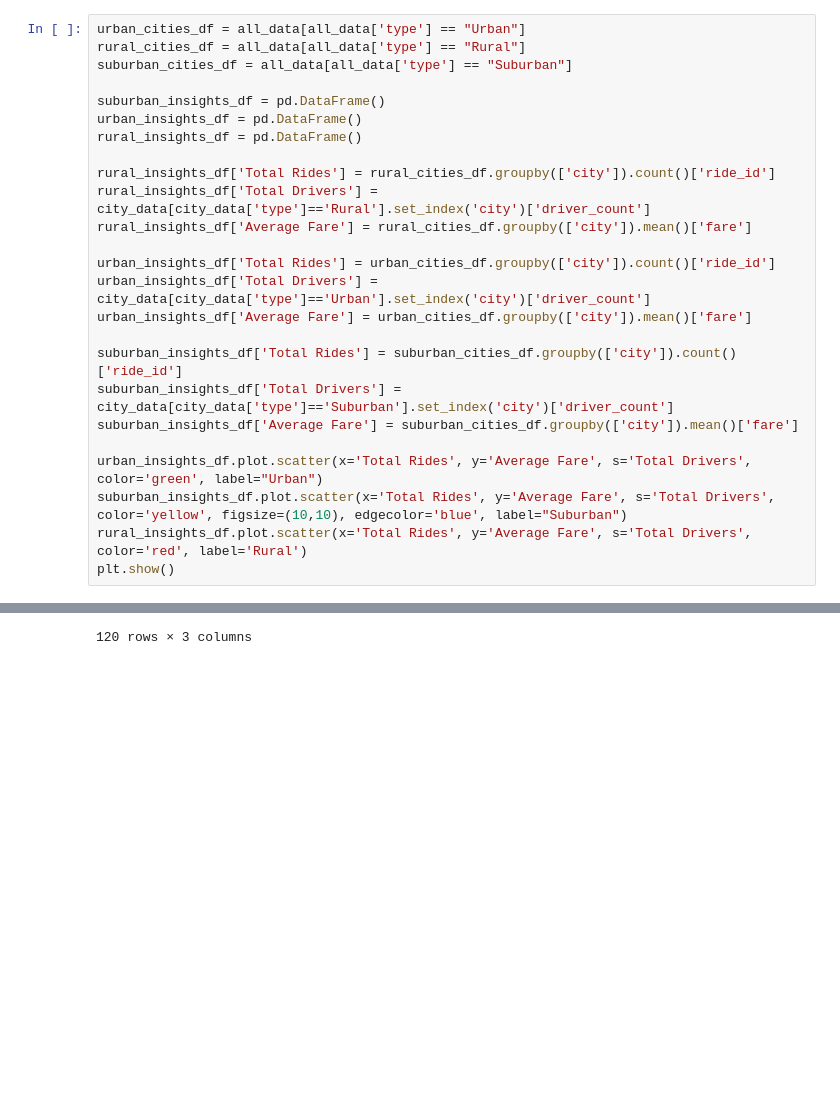
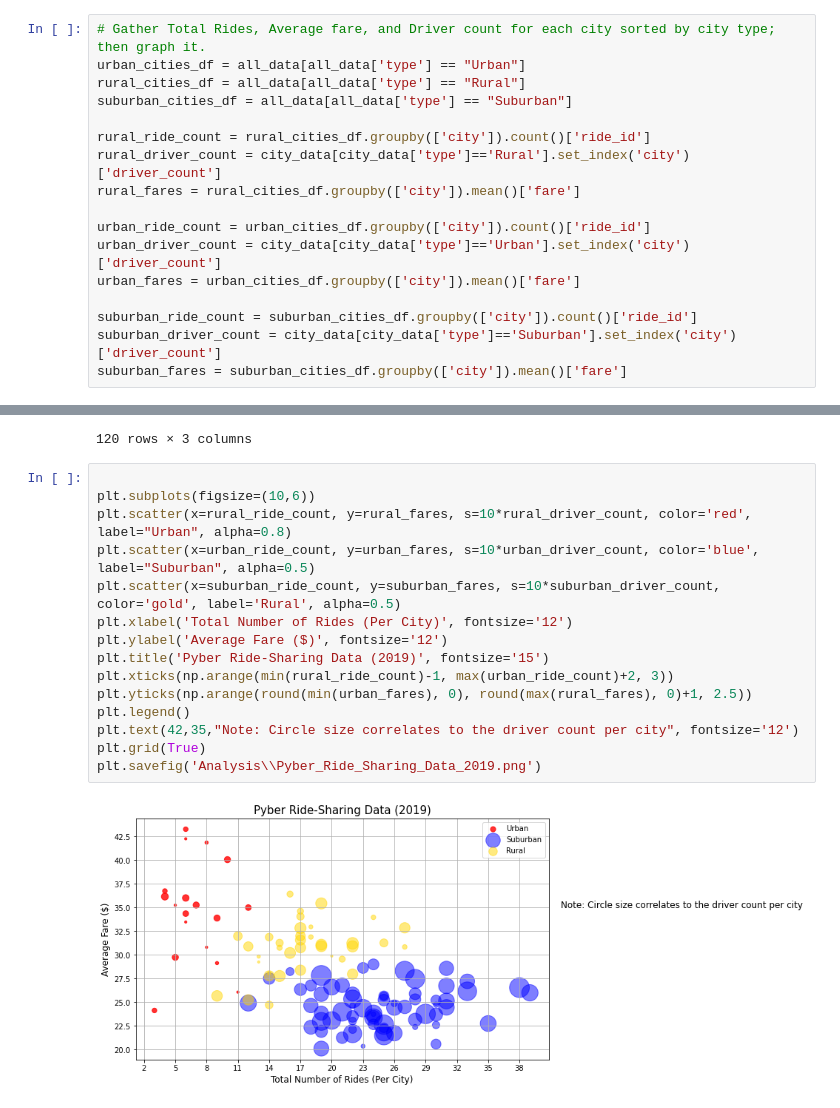
Before and after one commit to Bag0niku/PyBer_Analysis, a Jupyter notebook: Pyber.ipynb, the cells around one changed output, grey strips where cells are left out. Saved outputs shown, nothing was run; the diff lists cells and outputs as text; blank space fills up the shorter version.

```diff
--- a/Pyber.ipynb
+++ b/Pyber.ipynb
@@ -56,27 +60,19 @@ all_data
 | 2374 | West Heather | 2019-05-07 19:22:15 | 44.94 | 4256853490277 | 4 | Rural |
 2375 rows × 6 columns
 # %%
+# Gather Total Rides, Average fare, and Driver count for each city sorted by city type; then graph it.
 urban_cities_df = all_data[all_data['type'] == "Urban"]
 rural_cities_df = all_data[all_data['type'] == "Rural"]
 suburban_cities_df = all_data[all_data['type'] == "Suburban"]
 
-suburban_insights_df = pd.DataFrame()
-urban_insights_df = pd.DataFrame()
-rural_insights_df = pd.DataFrame()
+rural_ride_count = rural_cities_df.groupby(['city']).count()['ride_id']
+rural_driver_count = city_data[city_data['type']=='Rural'].set_index('city')['driver_count']
+rural_fares = rural_cities_df.groupby(['city']).mean()['fare']
 
-rural_insights_df['Total Rides'] = rural_cities_df.groupby(['city']).count()['ride_id']
-rural_insights_df['Total Drivers'] = city_data[city_data['type']=='Rural'].set_index('city')['driver_count']
-rural_insights_df['Average Fare'] = rural_cities_df.groupby(['city']).mean()['fare']
+urban_ride_count = urban_cities_df.groupby(['city']).count()['ride_id']
+urban_driver_count = city_data[city_data['type']=='Urban'].set_index('city')['driver_count']
+urban_fares = urban_cities_df.groupby(['city']).mean()['fare']
 
-urban_insights_df['Total Rides'] = urban_cities_df.groupby(['city']).count()['ride_id']
-urban_insights_df['Total Drivers'] = city_data[city_data['type']=='Urban'].set_index('city')['driver_count']
-urban_insights_df['Average Fare'] = urban_cities_df.groupby(['city']).mean()['fare']
-
-suburban_insights_df['Total Rides'] = suburban_cities_df.groupby(['city']).count()['ride_id']
-suburban_insights_df['Total Drivers'] = city_data[city_data['type']=='Suburban'].set_index('city')['driver_count']
-suburban_insights_df['Average Fare'] = suburban_cities_df.groupby(['city']).mean()['fare']
-
-urban_insights_df.plot.scatter(x='Total Rides', y='Average Fare', s='Total Drivers', color='green', label="Urban")
-suburban_insights_df.plot.scatter(x='Total Rides', y='Average Fare', s='Total Drivers', color='yellow', figsize=(10,10), edgecolor='blue', label="Suburban")
-rural_insights_df.plot.scatter(x='Total Rides', y='Average Fare', s='Total Drivers', color='red', label='Rural')
-plt.show()
+suburban_ride_count = suburban_cities_df.groupby(['city']).count()['ride_id']
+suburban_driver_count = city_data[city_data['type']=='Suburban'].set_index('city')['driver_count']
+suburban_fares = suburban_cities_df.groupby(['city']).mean()['fare']
@@ -127,3 +142,20 @@ city_insights_df
 | Williamsstad | 23 | 59 | Urban |
 | Williamsview | 20 | 46 | Urban |
 120 rows × 3 columns
+# %%
+
+plt.subplots(figsize=(10,6))
+plt.scatter(x=rural_ride_count, y=rural_fares, s=10*rural_driver_count, color='red', label="Urban", alpha=0.8)
+plt.scatter(x=urban_ride_count, y=urban_fares, s=10*urban_driver_count, color='blue', label="Suburban", alpha=0.5)
+plt.scatter(x=suburban_ride_count, y=suburban_fares, s=10*suburban_driver_count, color='gold', label='Rural', alpha=0.5)
+plt.xlabel('Total Number of Rides (Per City)', fontsize='12')
+plt.ylabel('Average Fare ($)', fontsize='12')
+plt.title('Pyber Ride-Sharing Data (2019)', fontsize='15')
+plt.xticks(np.arange(min(rural_ride_count)-1, max(urban_ride_count)+2, 3))
+plt.yticks(np.arange(round(min(urban_fares), 0), round(max(rural_fares), 0)+1, 2.5))
+plt.legend()
+plt.text(42,35,"Note: Circle size correlates to the driver count per city", fontsize='12')
+plt.grid(True)
+plt.savefig('Analysis\\Pyber_Ride_Sharing_Data_2019.png')
+# %% [output]
+[figure, added]
```
Also changed, not shown: parts of 4 cells of this notebook, 1 other file.
